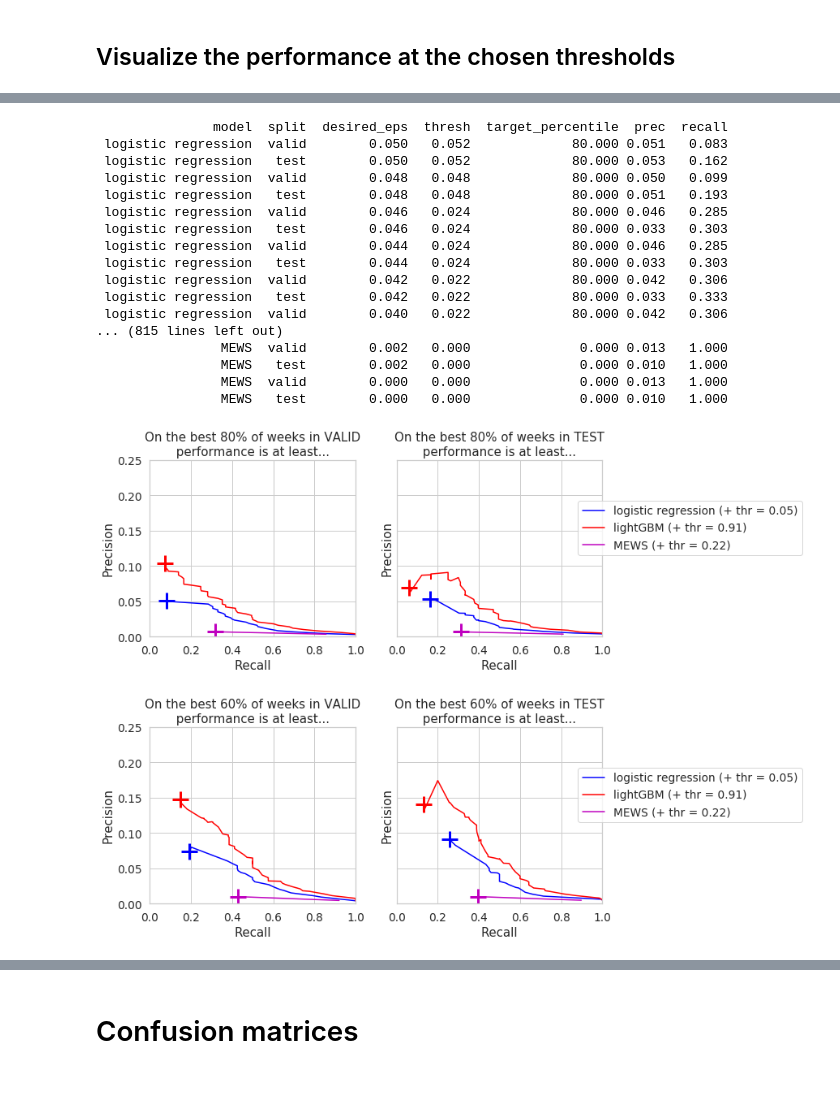
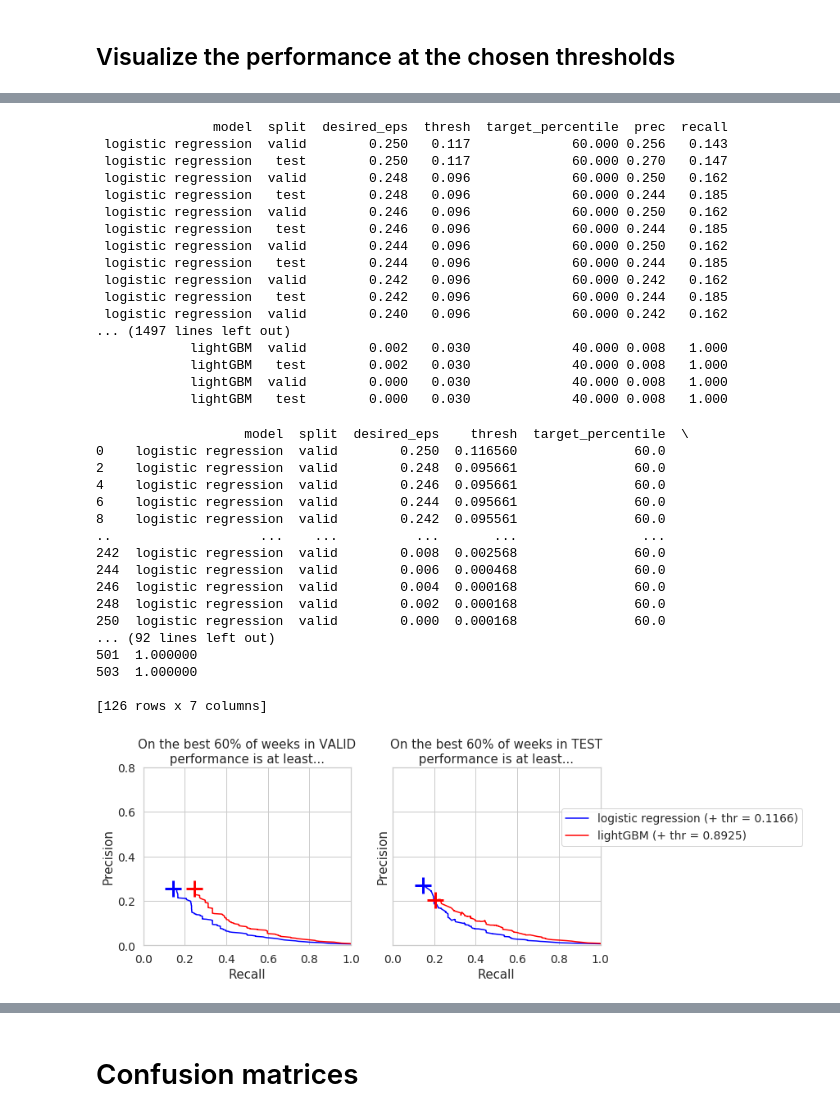
Before and after one commit to tufts-ml/time_series_prediction, a Jupyter notebook: scripts/madrid/notebooks/ThresholdSelection.ipynb, the cells around one changed output, grey strips where cells are left out. Cells and saved outputs as stored; diff of their text form; code cells hidden in the pictures; blank space fills up the shorter version.

```diff
--- a/scripts/madrid/notebooks/ThresholdSelection.ipynb
+++ b/scripts/madrid/notebooks/ThresholdSelection.ipynb
@@ -171,5 +293,5 @@ color_map = {
 # %%
-prec_ymax = 0.45;
+prec_ymax = 1.0;
 recall_ymax = 1.0;
 ticks = [0.0, .2, .4, .6, .8, 1.0]
 
@@ -187,7 +309,7 @@ for model in models_dict.keys():
         thresh_G = model_df['threshold_grid'].values[0]
         minval = thresh_G.min()
         maxval = thresh_G.max()
-        thresh_G = (thresh_G - minval) / (maxval - minval) # ensure thresholds go from 0 to 1 for clean viz
+#         thresh_G = (thresh_G - minval) / (maxval - minval) # ensure thresholds go from 0 to 1 for clean viz
 
         TP_WG = model_df['TP_arr'].values[0]
         FP_WG = model_df['FP_arr'].values[0]
@@ -235,5 +357,5 @@ for model in models_dict.keys():
         plt.legend(bbox_to_anchor=(2.0, 0.8));
 
 plt.subplots_adjust(wspace=0.5);
-f.savefig('precision_recall_weeks_across_thresholds_with_med_orders.png', bbox_inches='tight', pad_inches=0)
+# f.savefig('precision_recall_weeks_across_thresholds_HUF.pdf', bbox_inches='tight', pad_inches=0)
 # %% [output]
@@ -254,10 +376,11 @@ At each one, either:
 
 We'll then be able to make plots showing all FEASIBLE thresholds
 # %%
-ideal_precision = 0.2
-tolerated_precisions = np.arange(0.0, ideal_precision, 0.002)[::-1]
+ideal_precision = 0.25#0.5
+step = 0.002
+tolerated_precisions = np.arange(0.0, ideal_precision+step, step)[::-1]
 
-target_percentile = 80 # majority is defined as 80% of all weeks
+target_percentile = 60 # majority is defined as 80% of all weeks
 
 row_dict_list = list()
 
@@ -317,7 +444,7 @@ print(target_perf_df.to_string(index=False, float_format='%.3f'))
 row_dict_list = list()
 
 # Always put the target percentile (used to select thresholds) first
-for percentile_to_try in [80.0, 60.0, 40.0, 20.0, 0.0]:
+for percentile_to_try in [60.0, 50.0, 40.0]:
 
     def assess_perf_at_fixed_thresh(thr, thresh_G, prec_WG, recall_WG, perc):
         prec_G = np.percentile(prec_WG, 100 - perc, axis=0)
@@ -332,6 +459,7 @@ for percentile_to_try in [80.0, 60.0, 40.0, 20.0, 0.0]:
         a_df = target_perf_df.query(
             "model == '%s'" % (model))
 
+        thresh_G = prec_and_recall_by_model[model]['thresh']
         cur_eps_list = a_df['desired_eps'].unique()
         for cur_eps in cur_eps_list:
             b_df = a_df.query("desired_eps == %s" % cur_eps)
@@ -370,28 +498,28 @@ all_perf_df = pd.DataFrame(row_dict_list)
 print(all_perf_df.to_string(index=False, float_format='%.3f'))
 # %% [output]
                model  split  desired_eps  thresh  target_percentile  prec  recall
- logistic regression  valid        0.050   0.052             80.000 0.051   0.083
- logistic regression   test        0.050   0.052             80.000 0.053   0.162
- logistic regression  valid        0.048   0.048             80.000 0.050   0.099
- logistic regression   test        0.048   0.048             80.000 0.051   0.193
- logistic regression  valid        0.046   0.024             80.000 0.046   0.285
- logistic regression   test        0.046   0.024             80.000 0.033   0.303
- logistic regression  valid        0.044   0.024             80.000 0.046   0.285
- logistic regression   test        0.044   0.024             80.000 0.033   0.303
- logistic regression  valid        0.042   0.022             80.000 0.042   0.306
- logistic regression   test        0.042   0.022             80.000 0.033   0.333
- logistic regression  valid        0.040   0.022             80.000 0.042   0.306
-... (815 lines left out)
-                MEWS  valid        0.002   0.000              0.000 0.013   1.000
-                MEWS   test        0.002   0.000              0.000 0.010   1.000
-                MEWS  valid        0.000   0.000              0.000 0.013   1.000
-                MEWS   test        0.000   0.000              0.000 0.010   1.000
+ logistic regression  valid        0.250   0.117             60.000 0.256   0.143
+ logistic regression   test        0.250   0.117             60.000 0.270   0.147
+ logistic regression  valid        0.248   0.096             60.000 0.250   0.162
+ logistic regression   test        0.248   0.096             60.000 0.244   0.185
+ logistic regression  valid        0.246   0.096             60.000 0.250   0.162
+ logistic regression   test        0.246   0.096             60.000 0.244   0.185
+ logistic regression  valid        0.244   0.096             60.000 0.250   0.162
+ logistic regression   test        0.244   0.096             60.000 0.244   0.185
+ logistic regression  valid        0.242   0.096             60.000 0.242   0.162
+ logistic regression   test        0.242   0.096             60.000 0.244   0.185
+ logistic regression  valid        0.240   0.096             60.000 0.242   0.162
+... (1497 lines left out)
+            lightGBM  valid        0.002   0.030             40.000 0.008   1.000
+            lightGBM   test        0.002   0.030             40.000 0.008   1.000
+            lightGBM  valid        0.000   0.030             40.000 0.008   1.000
+            lightGBM   test        0.000   0.030             40.000 0.008   1.000
 # %%
 #precision_ymax = 1.0
 #for target_percentile in [80.0, 60., 40., 20, 0]:
 
-precision_ymax = 0.25
-for target_percentile in [80.0, 60.]:
+precision_ymax = 0.8
+for target_percentile in [60.0]:
     f, axgrid = plt.subplots(nrows=1, ncols=2, figsize=(10,4), sharex=True, sharey=True)
 
     for ss, split in enumerate(['valid', 'test']):
@@ -401,34 +529,51 @@ for target_percentile in [80.0, 60.]:
 
         for model in models_dict.keys():
             row_df = all_perf_df.query(
                 "model == '%s' and split == '%s' and target_percentile == %f" % (model, split, target_percentile))
             assert row_df.shape[0] >= 1
 
 #             precs = row_df['prec'].values
 #             recs = row_df['recall'].values
 
 #             if split=='valid':
 #                 keep_inds = precs>=row_df['desired_eps'].values[0]
 #                 best_ind = np.argmax(recs[keep_inds])
 #                 chosen_thresh = row_df['thresh'].values[keep_inds][best_ind]
 
 #             best_prec = precs[keep_inds][best_ind]
 #             best_rec = recs[keep_inds][best_ind]
 
             ax.plot(
                 row_df['recall'].values[0], row_df['prec'].values[0], '+',
                 markersize=20, mew=3, color=color_map[model])
             ax.plot(
                 row_df['recall'], row_df['prec'], '-',
-                label=model + " (+ thr = %.2f)" % row_df['thresh'].values[0], markersize=10, color=color_map[model])
+                label=model + " (+ thr = %.4f)" % row_df['thresh'].values[0], markersize=10, color=color_map[model])
 
+            print(row_df)
         ax.set_ylabel('Precision')
         ax.set_xlabel('Recall')
         ax.set_ylim([0.0, precision_ymax]);
         ax.set_xlim([0.0, 1.0]);
     plt.legend(bbox_to_anchor=(2.0, 0.8));
 
-    f.savefig('min_precision_recall_%s_perc_weeks_with_med_orders.png'%(int(target_percentile)), bbox_inches='tight', pad_inches=0)
+#     f.savefig('choosing_thresholds_HUF.pdf', bbox_inches='tight', pad_inches=0)
 # %% [output]
+                   model  split  desired_eps    thresh  target_percentile  \
+0    logistic regression  valid        0.250  0.116560               60.0
+2    logistic regression  valid        0.248  0.095661               60.0
+4    logistic regression  valid        0.246  0.095661               60.0
+6    logistic regression  valid        0.244  0.095661               60.0
+8    logistic regression  valid        0.242  0.095561               60.0
+..                   ...    ...          ...       ...                ...
+242  logistic regression  valid        0.008  0.002568               60.0
+244  logistic regression  valid        0.006  0.000468               60.0
+246  logistic regression  valid        0.004  0.000168               60.0
+248  logistic regression  valid        0.002  0.000168               60.0
+250  logistic regression  valid        0.000  0.000168               60.0
+... (92 lines left out)
+501  1.000000
+503  1.000000
+
+[126 rows x 7 columns]
-[figure, old version]
+[figure, new version]
-[figure, removed]
```
Also changed, not shown: parts of 21 cells of this notebook, 48 other files.
